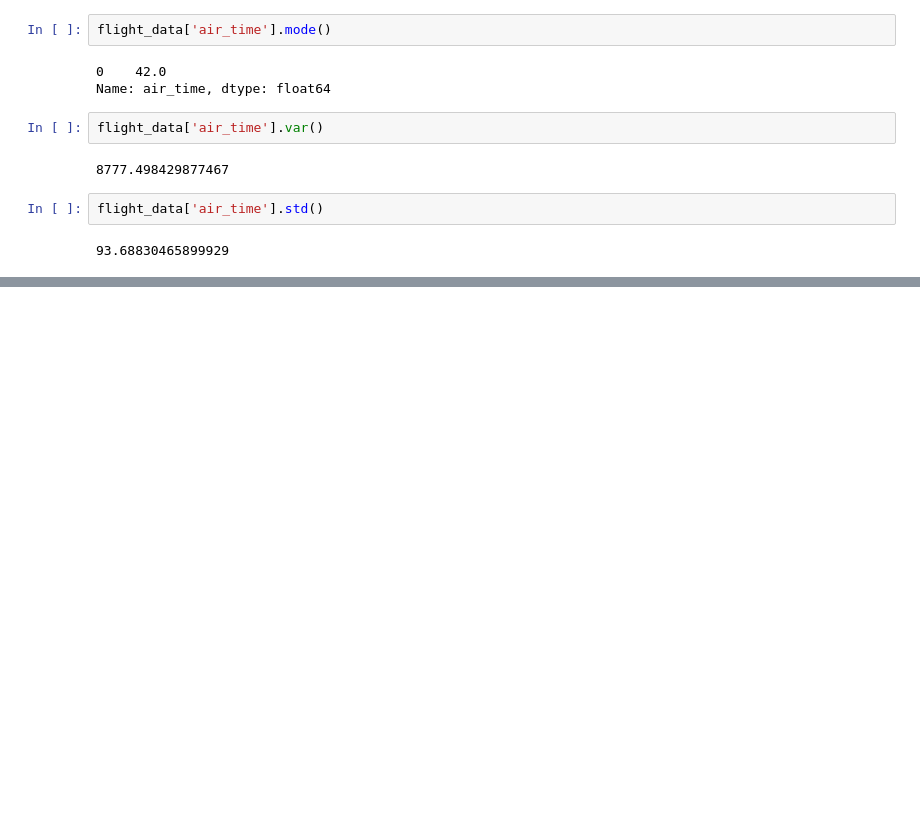
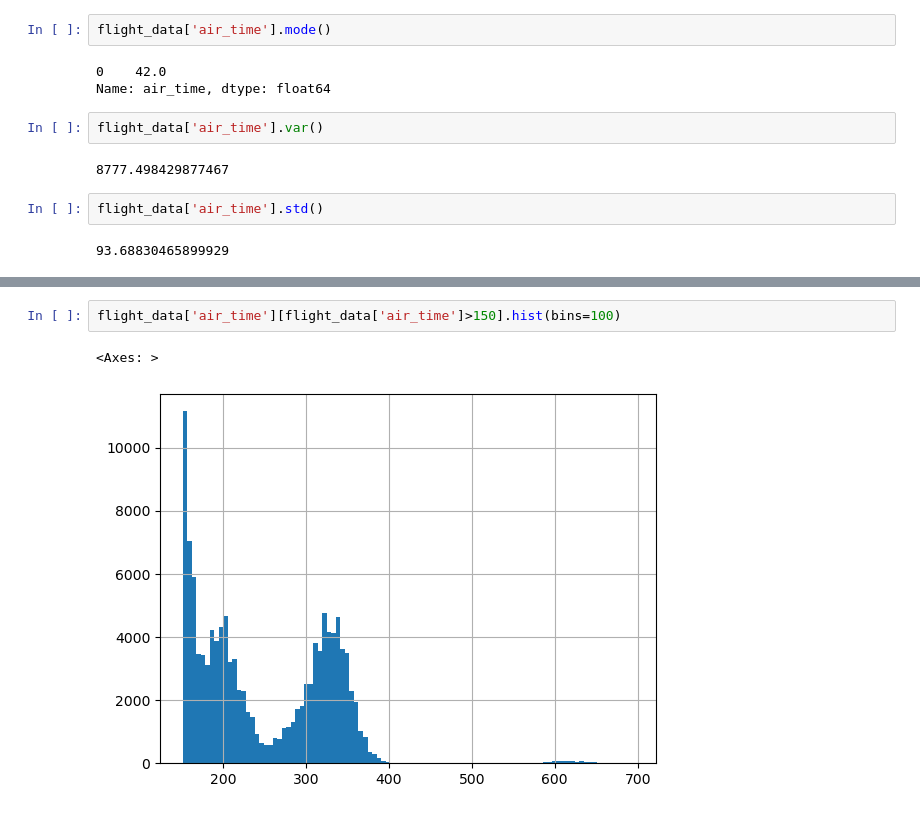
Before and after one commit to BeziKaviani/data-science-ml-learning-path, a Jupyter notebook: 02-descriptive-statistics/descriptive_methods.ipynb, the cells around one changed output, grey strips where cells are left out. Drawn from its saved outputs; the diff is of its cells as text; blank space fills up the shorter version.

```diff
--- a/02-descriptive-statistics/descriptive_methods.ipynb
+++ b/02-descriptive-statistics/descriptive_methods.ipynb
@@ -50,0 +56,5 @@ flight_data['air_time'].std()
+# %%
+flight_data['air_time'][flight_data['air_time']>150].hist(bins=100)
+# %% [output]
+<Axes: >
+[figure, added]
```
Also changed, not shown: parts of 8 cells of this notebook.
